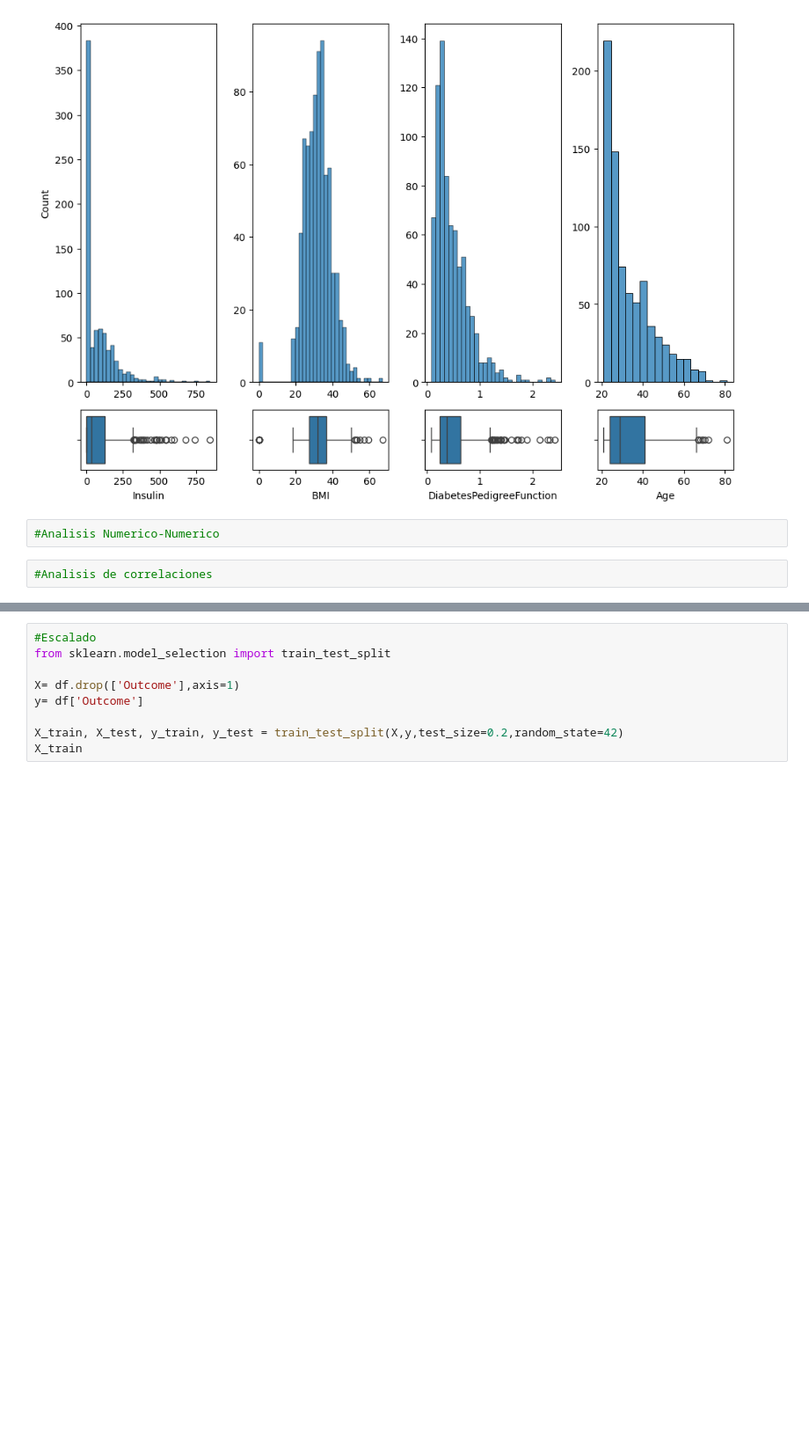
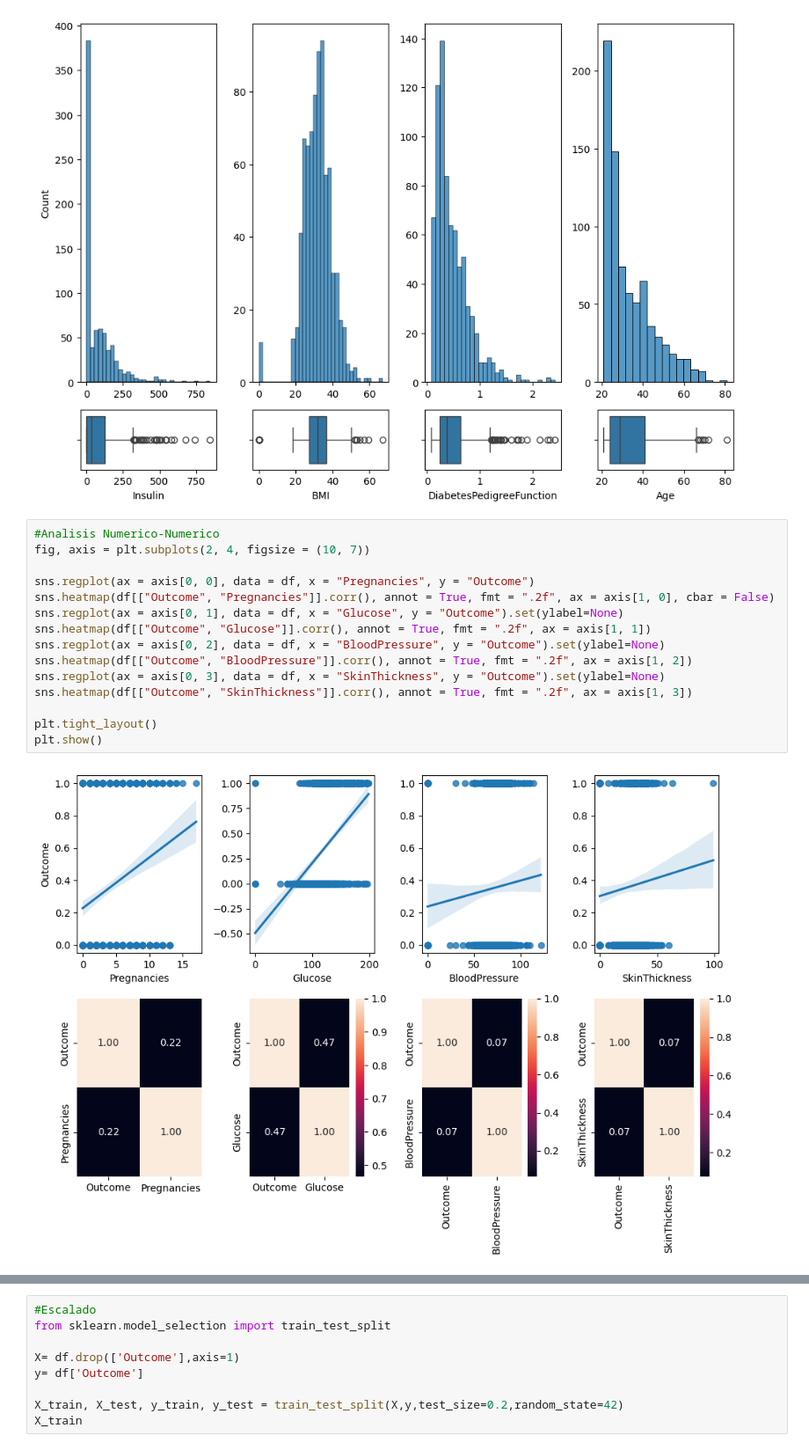
Before and after one commit to 4GeeksAcademy/Arbol_de_decisiones, a Jupyter notebook: src/explore.ipynb, the cells around one changed output, grey strips where cells are left out. Shown at 88% size. Cells and saved outputs as stored; diff of their text form; blank space fills up the shorter version.

```diff
--- a/src/explore.ipynb
+++ b/src/explore.ipynb
@@ -81,7 +75,20 @@ plt.tight_layout()
 plt.show()
 # %% [output]
 [figure]
-# %%
-#Analisis Numerico-Numerico
-# %%
-#Analisis de correlaciones
+# %%
+#Analisis Numerico-Numerico
+fig, axis = plt.subplots(2, 4, figsize = (10, 7))
+
+sns.regplot(ax = axis[0, 0], data = df, x = "Pregnancies", y = "Outcome")
+sns.heatmap(df[["Outcome", "Pregnancies"]].corr(), annot = True, fmt = ".2f", ax = axis[1, 0], cbar = False)
+sns.regplot(ax = axis[0, 1], data = df, x = "Glucose", y = "Outcome").set(ylabel=None)
+sns.heatmap(df[["Outcome", "Glucose"]].corr(), annot = True, fmt = ".2f", ax = axis[1, 1])
+sns.regplot(ax = axis[0, 2], data = df, x = "BloodPressure", y = "Outcome").set(ylabel=None)
+sns.heatmap(df[["Outcome", "BloodPressure"]].corr(), annot = True, fmt = ".2f", ax = axis[1, 2])
+sns.regplot(ax = axis[0, 3], data = df, x = "SkinThickness", y = "Outcome").set(ylabel=None)
+sns.heatmap(df[["Outcome", "SkinThickness"]].corr(), annot = True, fmt = ".2f", ax = axis[1, 3])
+
+plt.tight_layout()
+plt.show()
+# %% [output]
+[figure, added]
```
Also changed, not shown: parts of 10 cells of this notebook.
